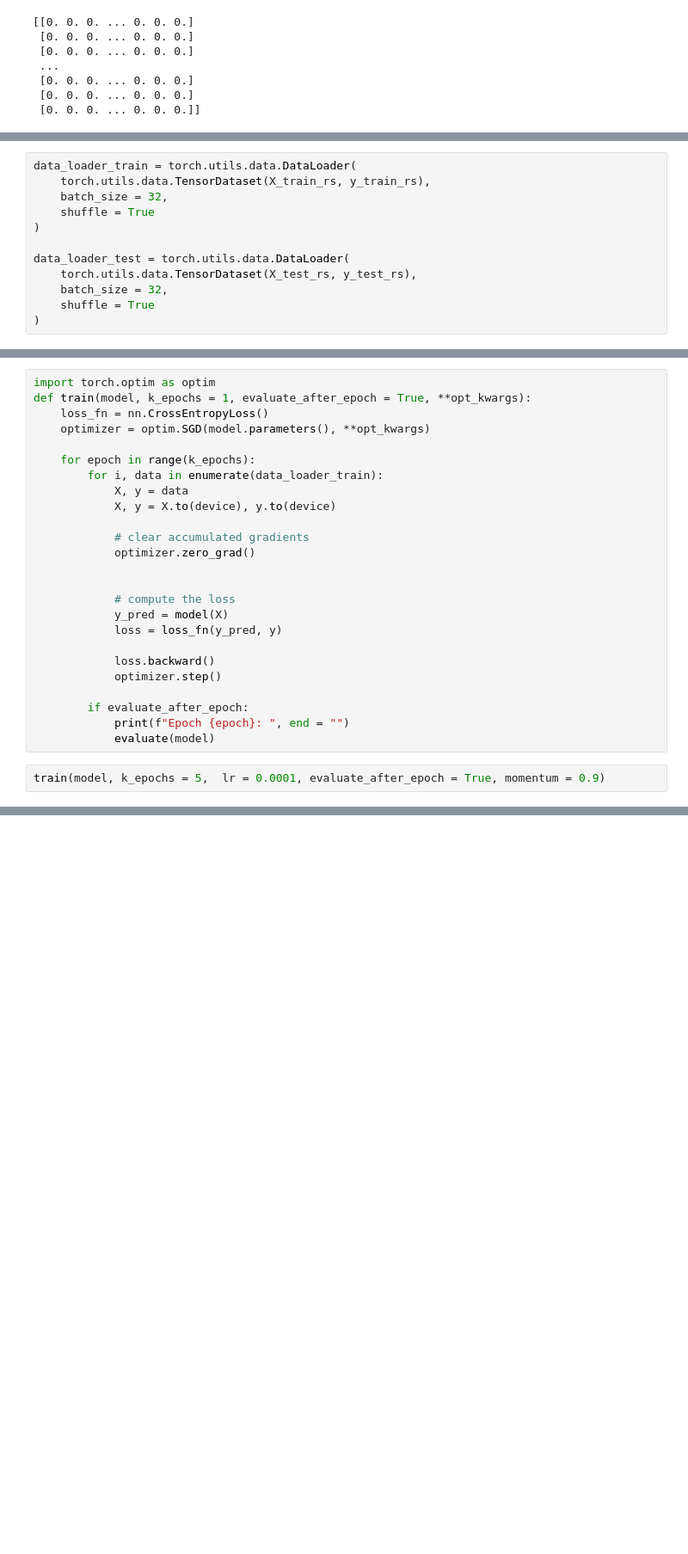
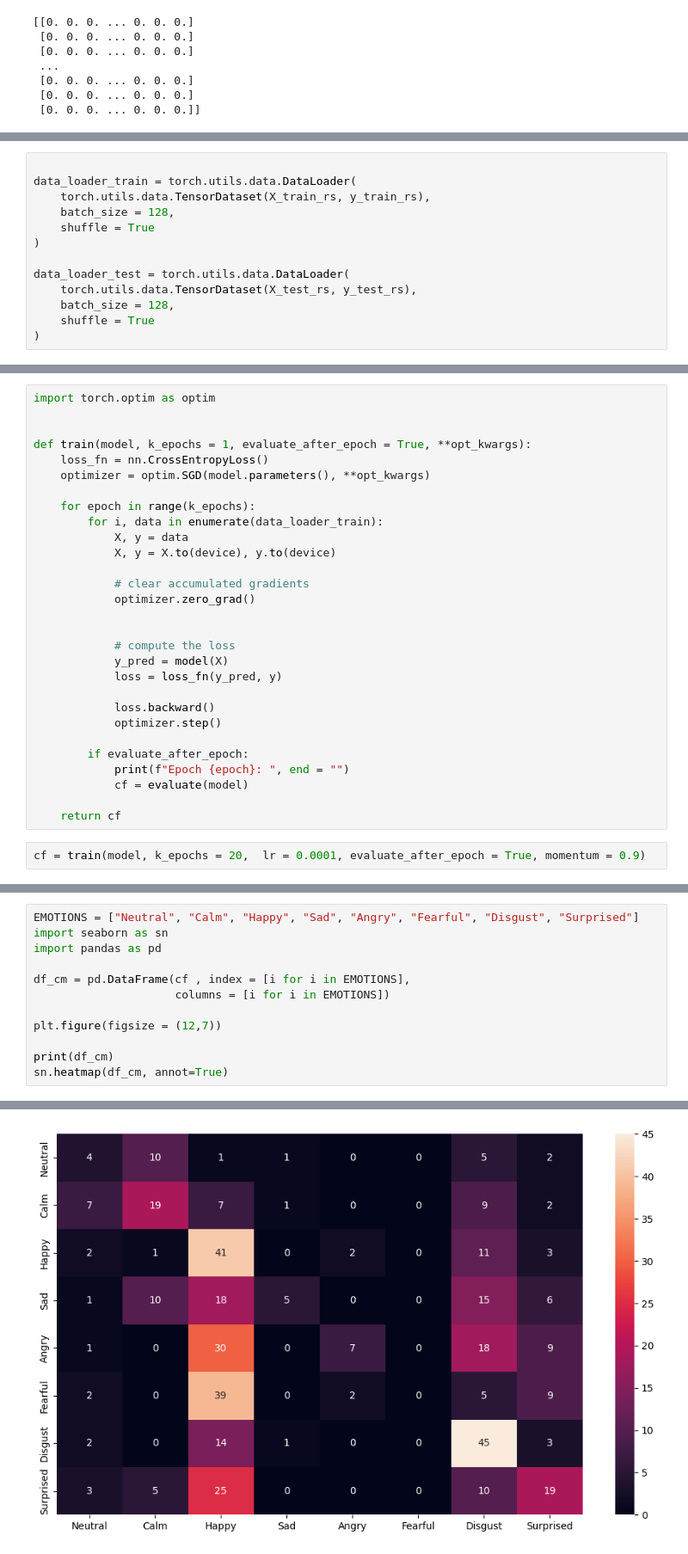
Before and after one commit to Hokalaka2/voice-emotion-classification, a Jupyter notebook: index.ipynb, the cells around one changed output, grey strips where cells are left out. Shown at 86% size. Drawn from its saved outputs; the diff is of its cells as text; blank space fills up the shorter version.

```diff
--- a/index.ipynb
+++ b/index.ipynb
@@ -248,13 +248,14 @@ torch.Size([1152, 1, 128, 228])
 # %%
+
 data_loader_train = torch.utils.data.DataLoader(
     torch.utils.data.TensorDataset(X_train_rs, y_train_rs),
-    batch_size = 32,
+    batch_size = 128,
     shuffle = True
 )
 
 data_loader_test = torch.utils.data.DataLoader(
     torch.utils.data.TensorDataset(X_test_rs, y_test_rs),
-    batch_size = 32,
+    batch_size = 128,
     shuffle = True
 )
 # %%
@@ -325,5 +364,7 @@ def evaluate(model):
 # %%
 import torch.optim as optim
+
+
 def train(model, k_epochs = 1, evaluate_after_epoch = True, **opt_kwargs):
     loss_fn = nn.CrossEntropyLoss()
     optimizer = optim.SGD(model.parameters(), **opt_kwargs)
@@ -346,7 +387,9 @@ def train(model, k_epochs = 1, evaluate_after_epoch = True, **opt_kwargs):
 
         if evaluate_after_epoch:
             print(f"Epoch {epoch}: ", end = "")
-            evaluate(model)
+            cf = evaluate(model)
+
+    return cf
 # %%
-train(model, k_epochs = 5,  lr = 0.0001, evaluate_after_epoch = True, momentum = 0.9)
+cf = train(model, k_epochs = 20,  lr = 0.0001, evaluate_after_epoch = True, momentum = 0.9)
 # %% [output]
@@ -357,0 +417,13 @@ KeyboardInterrupt:
+# %%
+EMOTIONS = ["Neutral", "Calm", "Happy", "Sad", "Angry", "Fearful", "Disgust", "Surprised"]
+import seaborn as sn
+import pandas as pd
+
+df_cm = pd.DataFrame(cf , index = [i for i in EMOTIONS],
+                     columns = [i for i in EMOTIONS])
+
+plt.figure(figsize = (12,7))
+
+print(df_cm)
+sn.heatmap(df_cm, annot=True)
+# %% [output]
@@ -357,0 +440 @@ KeyboardInterrupt:
+[figure, added]
```
Also changed, not shown: parts of 14 cells of this notebook, 2 other files.
